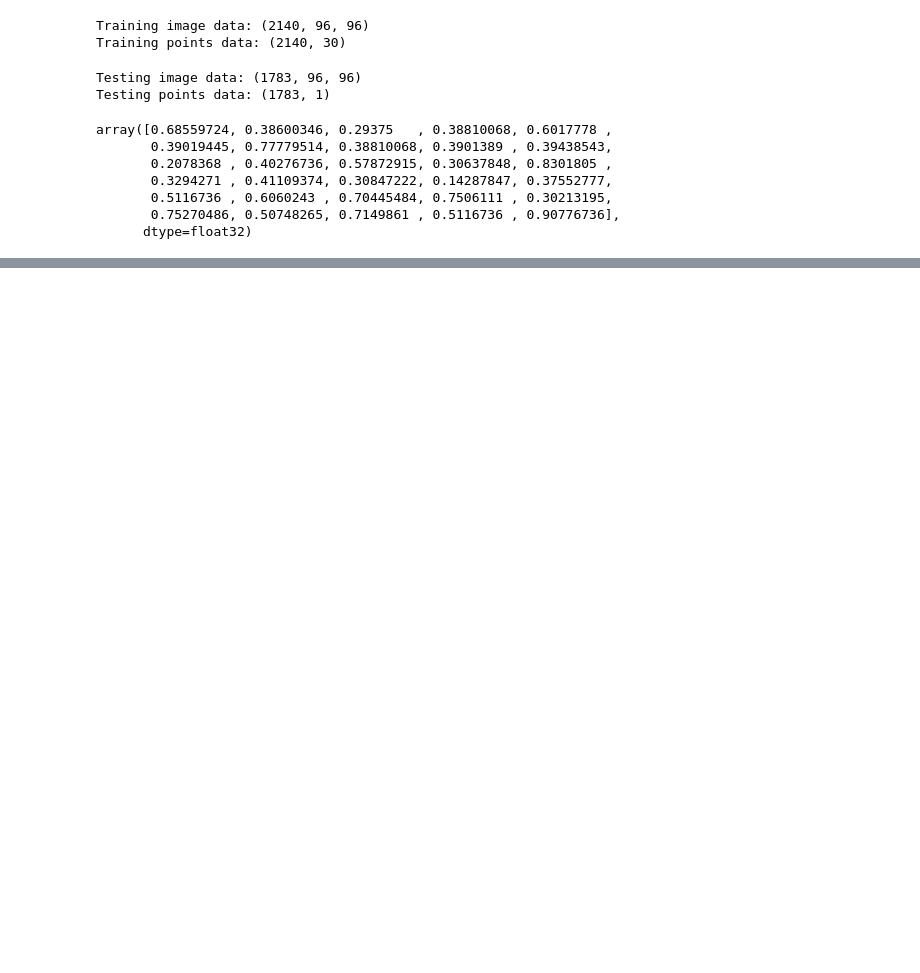
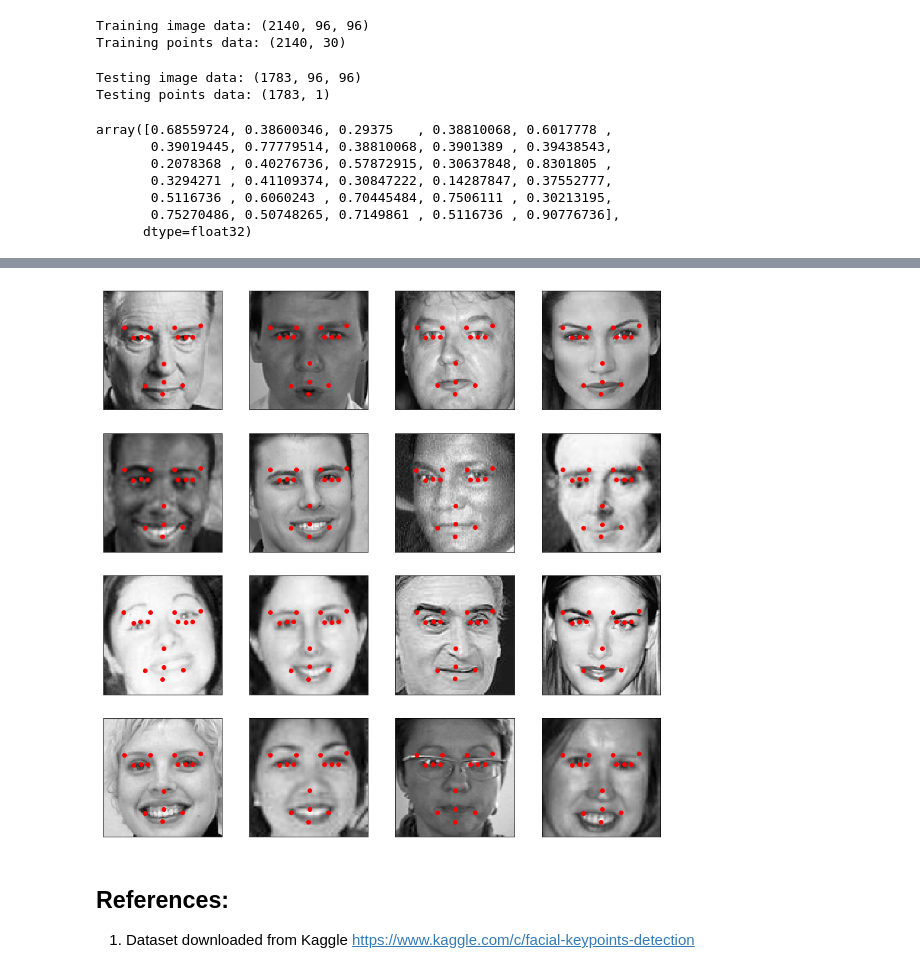
Before and after one commit to susantabiswas/facial-keypoint-regression, a Jupyter notebook: Facial keypoints.ipynb, the cells around one changed output, grey strips where cells are left out. Saved outputs shown, nothing was run; the diff lists cells and outputs as text; code cells hidden in the pictures; blank space fills up the shorter version.

```diff
--- a/Facial keypoints.ipynb
+++ b/Facial keypoints.ipynb
@@ -360,0 +184,6 @@ for i in range(1,2):
+# %%
+fig = plt.figure(figsize=(20,20))
+for i in range(16):
+    fig.add_subplot(4, 4, i + 1, xticks=[], yticks=[])
+    plot_keypoints(imgs_train[i], points_train[i])
+plt.show()
@@ -360,0 +195,22 @@ for i in range(1,2):
+# %%
+# does data augmentation by flipping the image
+def augment_data(img, points):
+    rows, cols = img.shape
+    new_img = np.copy(img)
+
+    # flip the image
+    for i in range(96):
+        for j in range(48):
+            temp = img[i][j]
+            new_img[i][j] = img[i][cols-j-1]
+            new_img[i][cols-j-1] = temp
+
+    # flip the points
+    new_points = np.copy(points)
+    for i in range(0,30,2):
+        new_points[i] = -points[i]
+
+    return new_img, new_points
+# %%
+flip_img, flip_points = augment_data(imgs_train[1], points_train[1])
+plot_keypoints(flip_img, flip_points)
@@ -360,0 +319,3 @@ for i in range(1,2):
+# %%
+# load already saved model weights if it exists
+model.load_weights('model/best_weights.h5')
@@ -360,0 +374,10 @@ for i in range(1,2):
+# %%
+fig = plt.figure(figsize=(15,15))
+# make test images keypoints prediction
+points_test = model.predict(imgs_test.reshape(imgs_test.shape[0], 96, 96, 1))
+
+for i in range(16):
+    ax = fig.add_subplot(4, 4, i + 1, xticks=[], yticks=[])
+    plot_keypoints(imgs_test[i], np.squeeze(points_test[i]))
+# %% [output]
+[figure, added]
@@ -360,0 +392,3 @@ for i in range(1,2):
+# %% [markdown]
+## References:
+1. Dataset downloaded from Kaggle https://www.kaggle.com/c/facial-keypoints-detection
```
Also changed, not shown: parts of 52 cells of this notebook.
